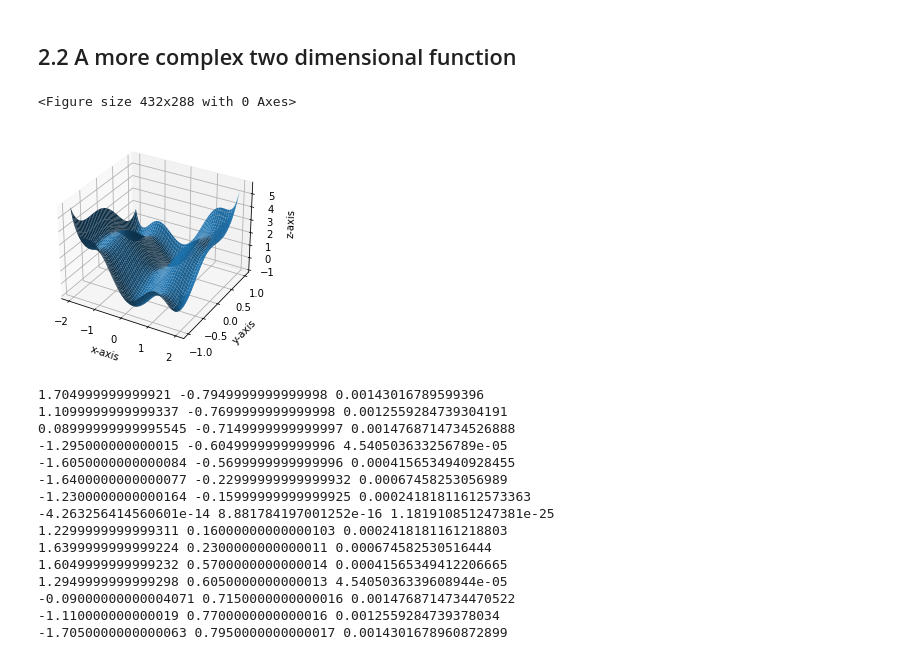
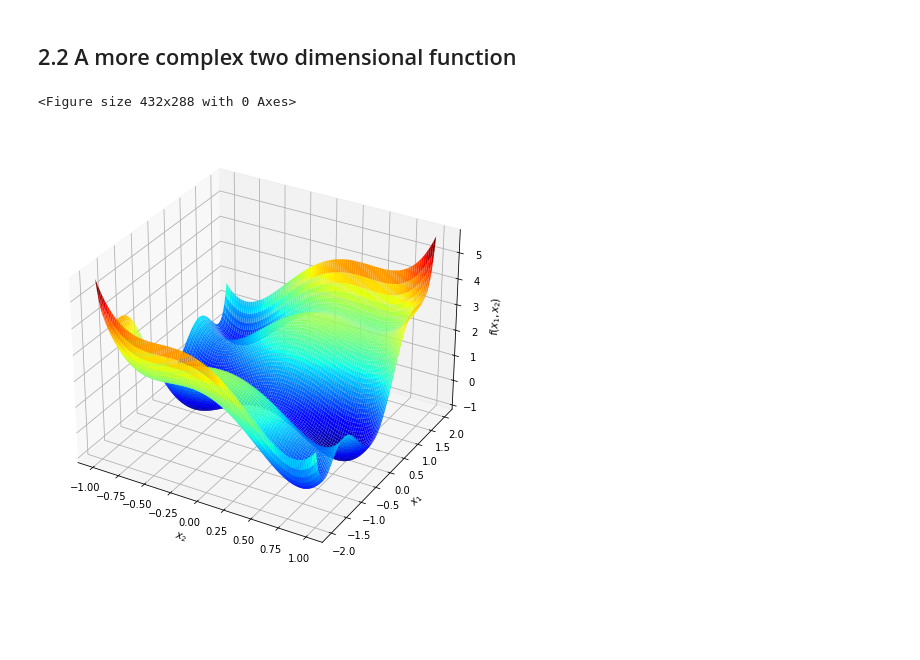
Before and after one commit to Vol0kin/OPT, a Jupyter notebook: LabPractices/Lab1/Optimization_Lab_Practice_1.ipynb, the cells around one changed output. Cells and saved outputs as stored; diff of their text form; code cells hidden in the pictures; blank space fills up the shorter version.

Commit message:
Improve 3D plots

```diff
--- a/LabPractices/Lab1/Optimization_Lab_Practice_1.ipynb
+++ b/LabPractices/Lab1/Optimization_Lab_Practice_1.ipynb
@@ -76,23 +77,26 @@ plt.show()
 def f(x_0, x_1):
     return x_0**2 + x_1**2
 # %%
-def plot_function_surface(func, x_range=(-2, 2), y_range=(-2, 2)):
+def plot_function_surface(func, x_1_range=(-2, 2), x_2_range=(-2, 2), n_samples=100):
     # Clear the plot
     plt.clf()
 
-    fig = plt.figure()
+    fig = plt.figure(figsize=(10,8))
     ax = plt.axes(projection='3d')
 
-    x = np.linspace(*x_range, 100)
-    y = np.linspace(*y_range, 100)
-    X, Y = np.meshgrid(x, y)
+    x_1 = np.linspace(*x_1_range, n_samples)
+    x_2 = np.linspace(*x_2_range, n_samples)
+    X_1, X_2 = np.meshgrid(x_1, x_2)
 
-    Z = np.array(func(np.ravel(X), np.ravel(Y))).reshape(X.shape)
+    Z = np.array(func(np.ravel(X_1), np.ravel(X_2))).reshape(X_1.shape)
 
-    ax.plot_surface(X, Y, Z)
-    ax.set_xlabel('x-axis')
-    ax.set_ylabel('y-axis')
-    ax.set_zlabel('z-axis')
+    ax.plot_surface(X_2, X_1, Z, cmap=cm.jet, rcount=100, ccount=100)
+
+    # Set labels
+    ax.set_xlabel(r'$x_2$')
+    ax.set_ylabel(r'$x_1$')
+    ax.set_zlabel(r'$f(x_1, x_2)$')
+
     plt.show()
 # %%
 plot_function_surface(f)
@@ -175,10 +179,10 @@ In this case, the eigenvalues are $\lambda_1 = 2 > 0$ and $\lambda_2 = 0$. Thus,
 def f(x_1, x_2):
     return x_1**2 * (4- 2.1 * x_1**2 + (1/3) * x_1**4) + x_1 * x_2 + x_2**2 * (-4 + 4*x_2**2)
 # %%
-plot_function_surface(f, y_range=(-1, 1))
+plot_function_surface(f, x_2_range=(-1, 1))
 # %% [output]
 <Figure size 432x288 with 0 Axes>
-[figure, old version]
+[figure, new version]
 # %%
 def grad_f(x_1, x_2):
     return np.array([8*x_1 - 8.4*x_1**3 + 2*x_1**5 + x_2, x_1 - 8*x_2 + 16*x_2**3])
@@ -218,24 +222,3 @@ def brute_force_search(func):
                 grad_extrema.append(Z_norm_grid[i, j])
 
     return np.array(X_extrema), np.array(Y_extrema), np.array(grad_extrema)
-# %%
-X_extrema, Y_extrema, grad_extrema = brute_force_search(grad_f)
-
-for x, y, g in zip(X_extrema, Y_extrema, grad_extrema):
-    print(x, y, g)
-# %% [output]
-1.704999999999921 -0.7949999999999998 0.00143016789599396
-1.1099999999999337 -0.7699999999999998 0.0012559284739304191
-0.08999999999995545 -0.7149999999999997 0.0014768714734526888
--1.295000000000015 -0.6049999999999996 4.540503633256789e-05
--1.6050000000000084 -0.5699999999999996 0.0004156534940928455
--1.6400000000000077 -0.22999999999999932 0.00067458253056989
--1.2300000000000164 -0.15999999999999925 0.00024181811612573363
--4.263256414560601e-14 8.881784197001252e-16 1.181910851247381e-25
-1.2299999999999311 0.16000000000000103 0.0002418181161218803
-1.6399999999999224 0.2300000000000011 0.000674582530516444
-1.6049999999999232 0.5700000000000014 0.00041565349412206665
-1.2949999999999298 0.6050000000000013 4.5405036339608944e-05
--0.09000000000004071 0.7150000000000016 0.0014768714734470522
--1.110000000000019 0.7700000000000016 0.0012559284739378034
--1.7050000000000063 0.7950000000000017 0.0014301678960872899
```
Also changed, not shown: parts of 13 cells of this notebook.
